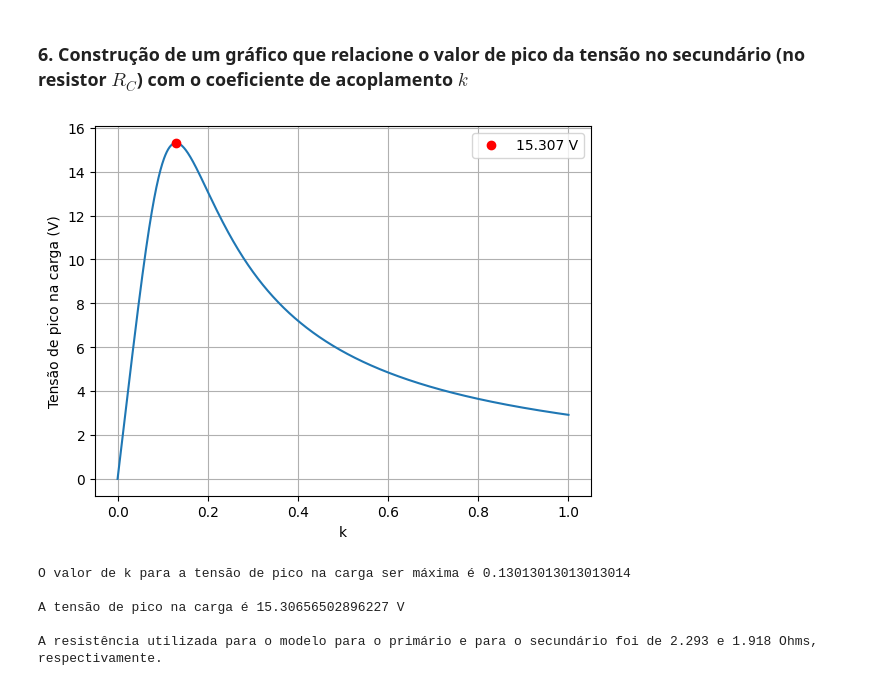
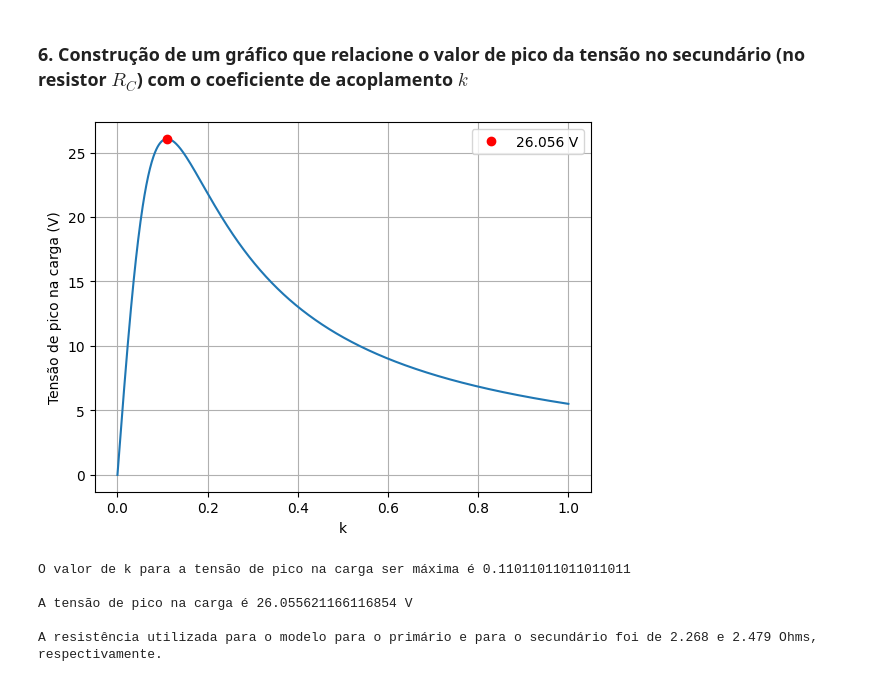
Before and after one commit to gustavoeso/Projeto_mag_2023.2, a Jupyter notebook: projeto.ipynb, the cells around one changed output. Cells and saved outputs as stored; diff of their text form; code cells hidden in the pictures.

```diff
--- a/projeto.ipynb
+++ b/projeto.ipynb
@@ -70,7 +71,7 @@ L = 0.0004387
 C = 150e-9
 
 for freq in lista_freq:
-    I1, I2 = CalcularTransformador_projeto(5, 1, 1, 300, L, C, 0.2, freq)
+    I1, I2 = CalcularTransformador_projeto(9, 1, 1, 300, L, C, 0.2, freq)
     lista_i1.append(abs(I1))
     lista_i2.append(abs(I2))
 
@@ -79,15 +80,16 @@ for freq in lista_freq:
 
 lista_i1_2 = []
 lista_i2_2 = []
-R1 = 1.638
-R2 = 1.37
-L1 = 0.0004523
-L2 = 0.0004528
+R1 = 1.620
+R2 = 1.771
+L1 = 0.0004622
+L2 = 0.0004622
 Rc = 400
 K_ideal = 0.13013013013013014 # Está no último bloco do código - f = 20000 kHz
+v_real = 9*2/pi
 
 for freq in lista_freq:
-    I1_1, I2_1 = CalcularTransformador_projeto2(5, R1*1.4, R2*1.4, Rc, L1, L2, C, K_ideal, freq)
+    I1_1, I2_1 = CalcularTransformador_projeto2(v_real, R1, R2, Rc, L1, L2, C, K_ideal, freq)
     lista_i1_2.append(abs(I1_1))
     lista_i2_2.append(abs(I2_1))
 
@@ -221,16 +223,17 @@ lista_potencia_carga_2 = []
 lista_potencia_fonte_2 = []
 lista_eficiencia_2 = []
 
-L = 0.0004387
+L = 0.0004622
 C = 150e-9
 Rc = 400
-Uf = rect(5, 0)
+Uf = rect(9, 0)
+uf_simulado = 9*2/pi
 
 lista_freq = np.linspace(10e3, 200e3, 10500)
 
 #Calculando potência e eficiência em função da frequência.
 for f in lista_freq:
-    i1, i2 = CalcularTransformador_projeto(Uf, 1, 1, Rc, L, C, 0.2, f)
+    i1, i2 = CalcularTransformador_projeto(uf_simulado, 1, 1, Rc, L, C, 0.2, f)
     w = 2*pi*f
     Pot = (Calcula_Potencia(Uf, i1)).real
     lista_potencia_fonte.append(Pot)
@@ -248,7 +251,7 @@ for f in lista_freq:
     # ------------------- Valores Reais ------------------- #
 
     #Calculando novamente para os valores reais
-    i1_2, i2_2 = CalcularTransformador_projeto2(Uf, R1*1.4, R2*1.4, Rc, L1, L2, C, K_ideal, f)
+    i1_2, i2_2 = CalcularTransformador_projeto2(uf_simulado, R1, R2, Rc, L1, L2, C, K_ideal, f)
     Pot_2 = (Calcula_Potencia(Uf, i1_2)).real
     lista_potencia_fonte_2.append(Pot_2)
 
@@ -299,9 +302,9 @@ A eficiência máxima para k=K_ideal: 56.00000000000001%
 # %%
 # Retomando Valores Reais
 C = 150e-9
-Rc = 300
-Uf = rect(5, 0)
-V_entrada = 5*2/pi
+Rc = 400
+Uf = rect(9, 0)
+V_entrada = 9*2/pi
 
 freq_r = 1/(2*pi*sqrt(L*C))
 lista_k = np.linspace(0, 1, 1000)
@@ -309,42 +312,42 @@ lista_tensao_pico = []
 lista_tensao_pico_2 = []
 
 for k_novo in lista_k:
-    i1, i2 = CalcularTransformador_projeto(Uf, 1, 1, Rc, L, C, k_novo, freq_r)
+    i1, i2 = CalcularTransformador_projeto(V_entrada, 1, 1, Rc, L, C, k_novo, freq_r)
     w = 2*pi*freq_r
     Z_eq_carga = ((1/(1j*w*C))*Rc)/((1/(1j*w*C))+Rc)
     V_carga = i2*Z_eq_carga
     lista_tensao_pico.append(abs(V_carga))
 
 
     # ------------------- Valores Reais ------------------- #
 
-    f2 = 20000 #Frequência real de operação - 20kHz
-    i1_2, i2_2 = CalcularTransformador_projeto2(V_entrada, R1*1.4, R2*1.4, Rc, L1, L2, C, k_novo, f2)
+    f2 = 19500 #Frequência real de operação - 20kHz
+    i1_2, i2_2 = CalcularTransformador_projeto2(V_entrada, R1*2, R2*2, Rc, L1, L2, C, k_novo, f2)
     w_2 = 2*pi*f2
     Z_eq_carga_2 = ((1/(1j*w_2*C))*Rc)/((1/(1j*w_2*C))+Rc)
     V_carga_2 = i2_2*Z_eq_carga_2
     lista_tensao_pico_2.append(abs(V_carga_2))
 
 
 i = lista_tensao_pico_2.index(max(lista_tensao_pico_2))
 
 plt.plot(lista_k, lista_tensao_pico_2)
 plt.plot(lista_k[i], lista_tensao_pico_2[i], 'ro', label=f'{round(lista_tensao_pico_2[i], 3)} V')
 #plt.title("Tensão de pico na carga x k - Valores Reais")
 plt.xlabel("k")
 plt.ylabel("Tensão de pico na carga (V)")
 plt.legend()
 plt.grid(True)
 plt.show()
 
 i = lista_tensao_pico_2.index(max(lista_tensao_pico_2))
 print(f'O valor de k para a tensão de pico na carga ser máxima é {lista_k[i]}\n')
 print(f'A tensão de pico na carga é {max(lista_tensao_pico_2)} V\n')
 print(f'A resistência utilizada para o modelo para o primário e para o secundário foi de {R1*1.4 :.3f} e {R2*1.4 :.3f} Ohms, respectivamente.')
 # %% [output]
-[figure, old version]
+[figure, new version]
-O valor de k para a tensão de pico na carga ser máxima é 0.13013013013013014
+O valor de k para a tensão de pico na carga ser máxima é 0.11011011011011011
 
-A tensão de pico na carga é 15.30656502896227 V
+A tensão de pico na carga é 26.055621166116854 V
 
-A resistência utilizada para o modelo para o primário e para o secundário foi de 2.293 e 1.918 Ohms, respectivamente.
+A resistência utilizada para o modelo para o primário e para o secundário foi de 2.268 e 2.479 Ohms, respectivamente.
```
Also changed, not shown: parts of 9 cells of this notebook.
